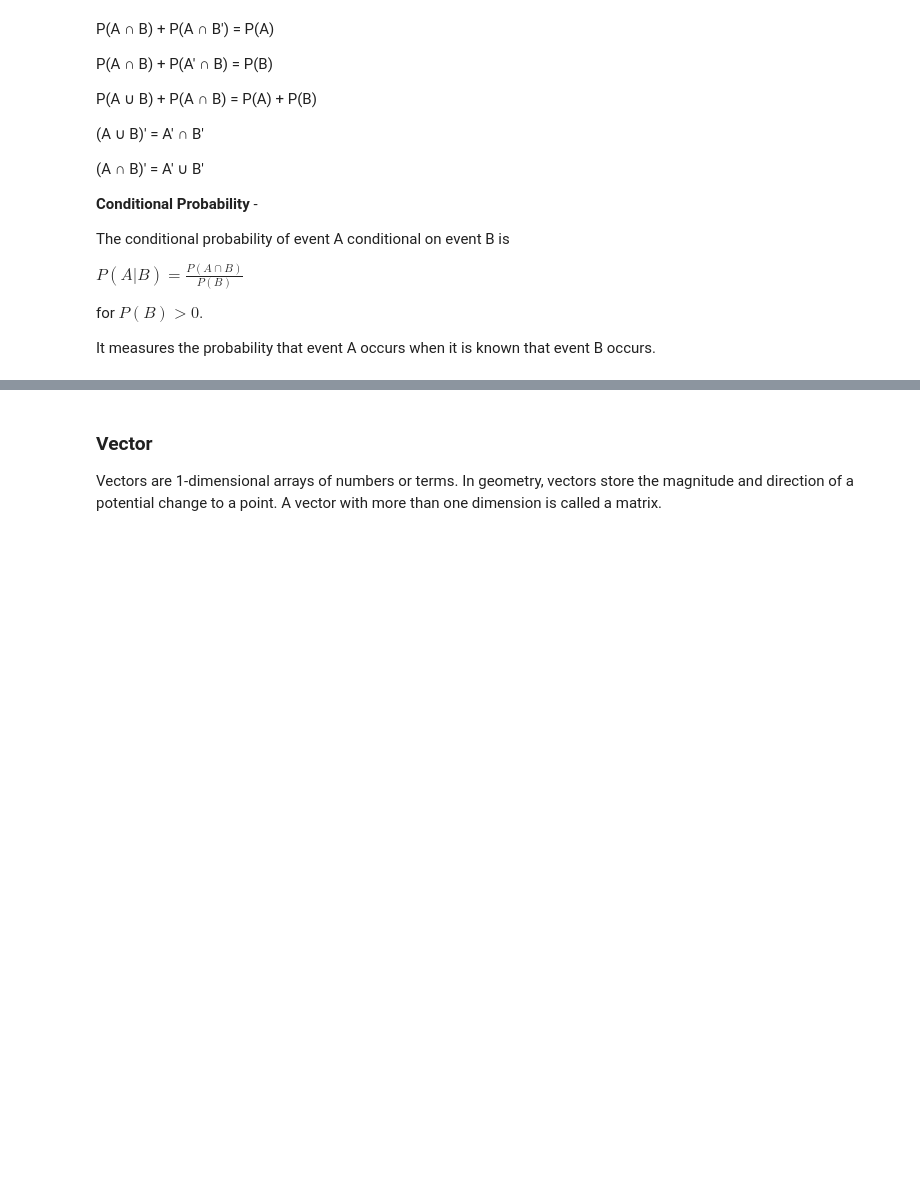
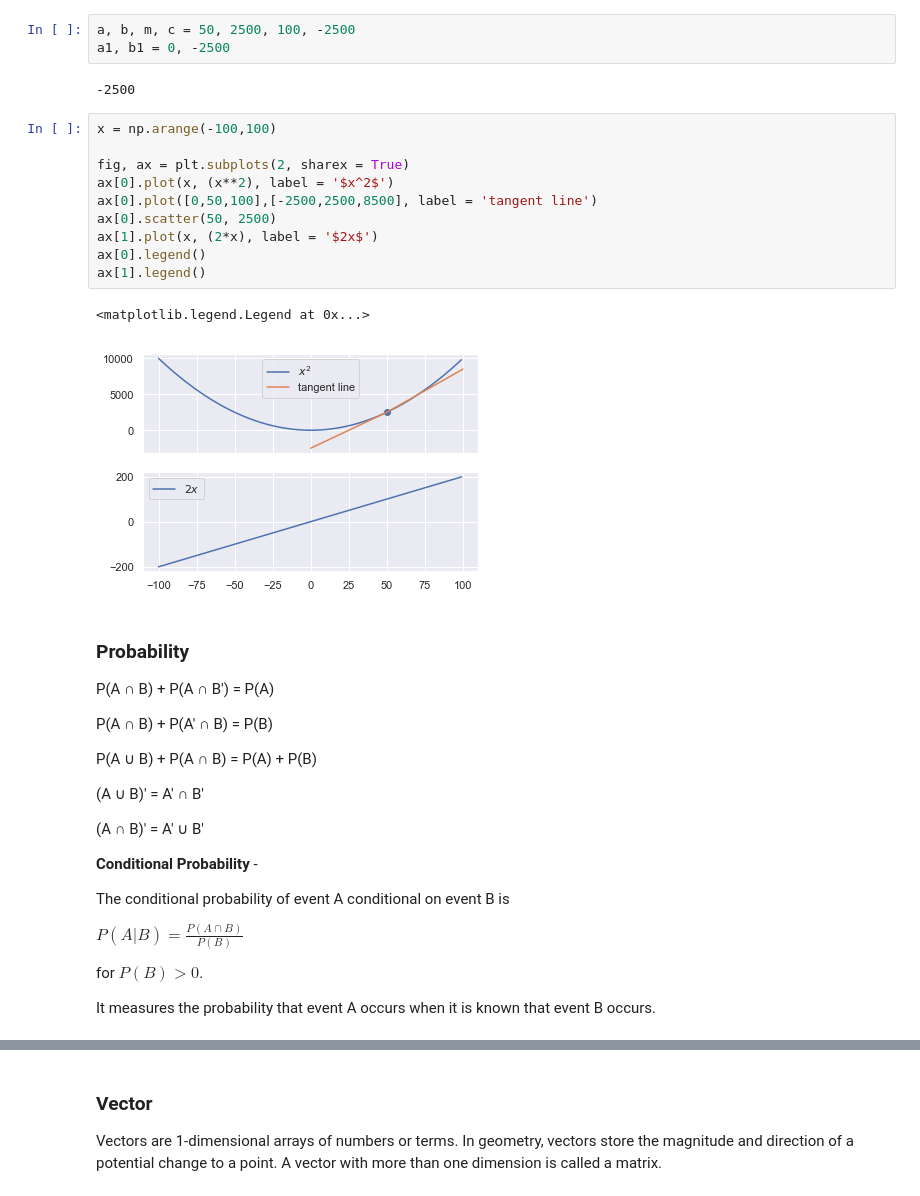
Before and after one commit to mayankkaizen/jupyter-notebooks, a Jupyter notebook: Math for ML.ipynb, the cells around one changed output, grey strips where cells are left out. Saved outputs shown, nothing was run; the diff lists cells and outputs as text; blank space fills up the shorter version.

```diff
--- a/Math for ML.ipynb
+++ b/Math for ML.ipynb
@@ -1,4 +19,24 @@
+# %%
+a, b, m, c = 50, 2500, 100, -2500
+a1, b1 = 0, -2500
+# %% [output]
+-2500
+# %%
+x = np.arange(-100,100)
+
+fig, ax = plt.subplots(2, sharex = True)
+ax[0].plot(x, (x**2), label = '$x^2$')
+ax[0].plot([0,50,100],[-2500,2500,8500], label = 'tangent line')
+ax[0].scatter(50, 2500)
+ax[1].plot(x, (2*x), label = '$2x$')
+ax[0].legend()
+ax[1].legend()
+# %% [output]
+<matplotlib.legend.Legend at 0x...>
+[figure, added]
 # %% [markdown]
+### Probability
+
 P(A ∩ B) + P(A ∩ B') = P(A)
 
 P(A ∩ B) + P(A' ∩ B) = P(B)
```
Also changed, not shown: parts of 27 cells of this notebook, 15 other files.
